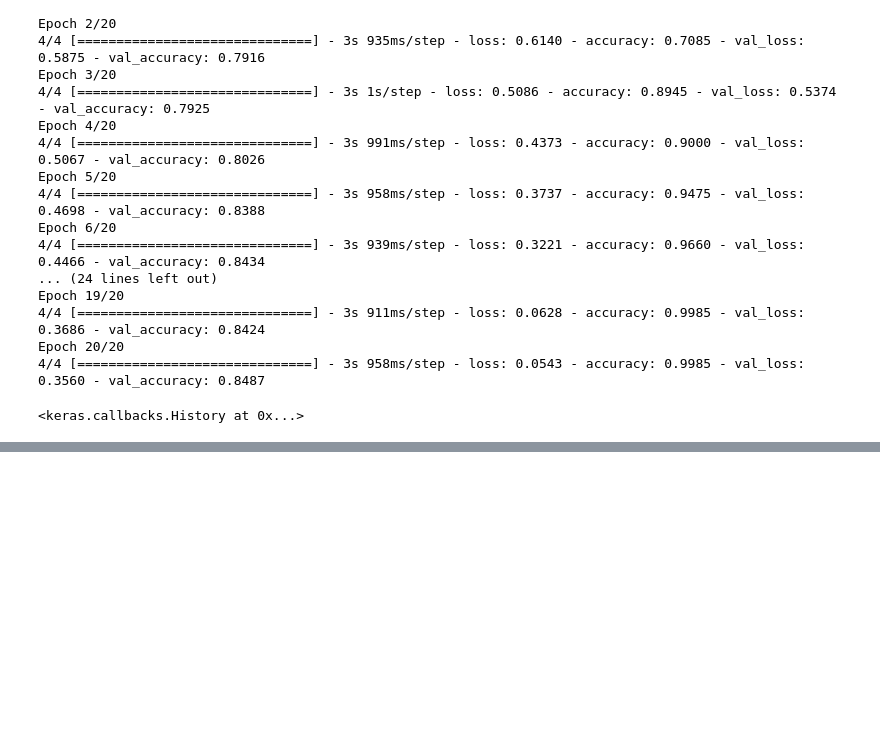
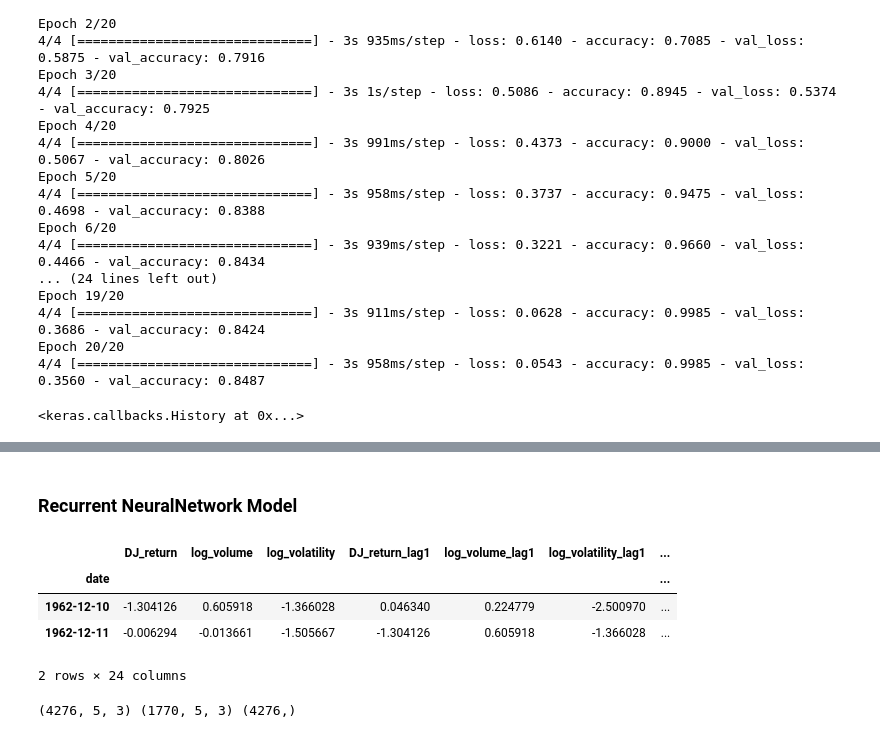
Before and after one commit to renataghisloti/ILSR-Python-DeepLearningChapter, a Jupyter notebook: ITSL_Chap10_DeepLearning_Python.ipynb, the cells around one changed output, grey strips where cells are left out. Saved outputs shown, nothing was run; the diff lists cells and outputs as text; code cells hidden in the pictures; blank space fills up the shorter version.

```diff
--- a/ITSL_Chap10_DeepLearning_Python.ipynb
+++ b/ITSL_Chap10_DeepLearning_Python.ipynb
@@ -720,0 +945,10 @@ Epoch 20/20
+# %% [markdown]
+### Recurrent NeuralNetwork Model
+# %%
+df.head(2)
+# %% [output]
+|  | DJ_return | log_volume | log_volatility | DJ_return_lag1 | log_volume_lag1 | log_volatility_lag1 | ... |
+| date |  |  |  |  |  |  | ... |
+| 1962-12-10 | -1.304126 | 0.605918 | -1.366028 | 0.046340 | 0.224779 | -2.500970 | ... |
+| 1962-12-11 | -0.006294 | -0.013661 | -1.505667 | -1.304126 | 0.605918 | -1.366028 | ... |
+2 rows × 24 columns
@@ -720,0 +982,4 @@ Epoch 20/20
+# %%
+print(x_train.shape, x_test.shape, y_train.shape)
+# %% [output]
+(4276, 5, 3) (1770, 5, 3) (4276,)
```
Also changed, not shown: parts of 44 cells of this notebook.
